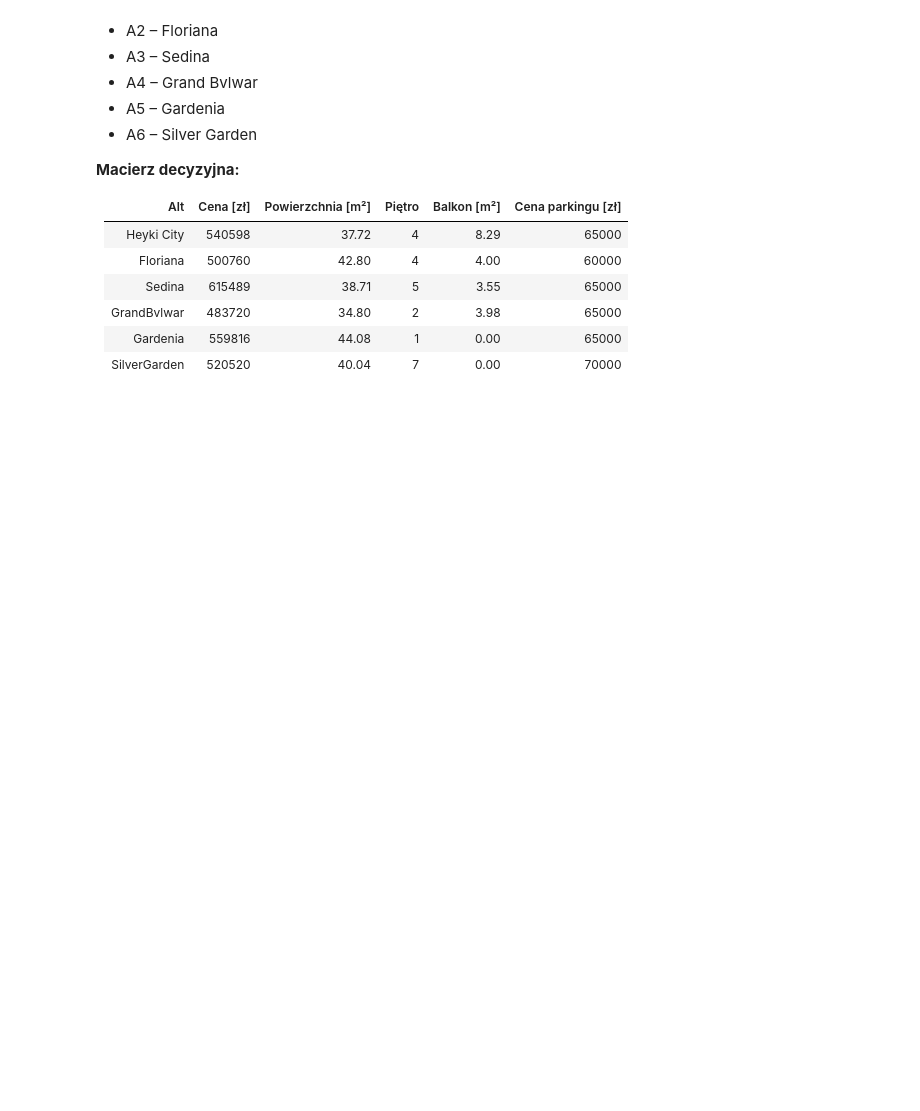
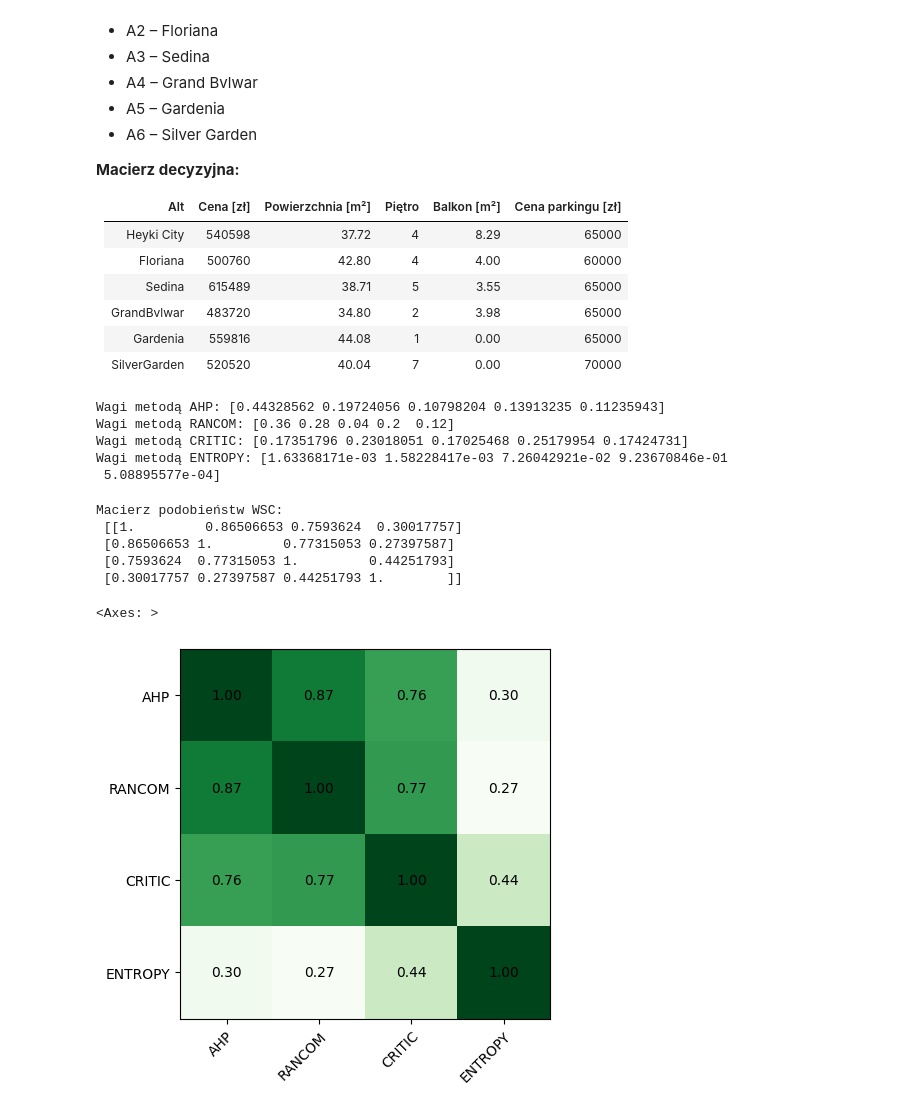
Before and after one commit to filipossowski/python.intro, a Jupyter notebook: ISWD/Lab_3.ipynb, the cells around one changed output. Saved outputs shown, nothing was run; the diff lists cells and outputs as text; code cells hidden in the pictures; blank space fills up the shorter version.

```diff
--- a/ISWD/Lab_3.ipynb
+++ b/ISWD/Lab_3.ipynb
@@ -31,5 +40,5 @@
 # %%
-import numpy as np
+
 
 D = np.array([
     [540598, 37.72, 4, 8.29, 65000],   # A1 Heyki City
@@ -39,4 +48,57 @@ D = np.array([
     [559816, 44.08, 1, 0.00, 65000],   # A5 Gardenia
     [520520, 40.04, 7, 0.00, 70000],   # A6 Silver Garden
 ], dtype=float)
-criteria_types = np.array([-1, 1, 1, 1, -1])
+types = np.array([-1, 1, 1, 1, -1])
+bounds = np.array([
+    [483720, 615489],
+    [34.80, 44.08],
+    [1, 7],
+    [0.00, 8.29],
+    [60000, 70000]
+], dtype=float)
+ranking = [1, 2, 5, 3, 4]
+weights_list = []
+for method_w in [AHP, RANCOM, critic_weights, entropy_weights]:
+    if method_w == AHP:
+        weights = method_w(ranking)()
+        weights_list.append(weights)
+    elif method_w == RANCOM:
+        weights = method_w(ranking)()
+        rancom_weights = weights
+        weights_list.append(weights)
+    elif method_w == critic_weights:
+        weights = method_w(D)
+        weights_list.append(weights)
+    elif method_w == entropy_weights:
+        weights = method_w(D)
+        weights_list.append(weights)
+
+for i in range(len(weights_list)):
+    print(f"Wagi metodą {['AHP', 'RANCOM', 'CRITIC', 'ENTROPY'][i]}: {weights_list[i]}")
+# %% [output]
+Wagi metodą AHP: [0.44328562 0.19724056 0.10798204 0.13913235 0.11235943]
+Wagi metodą RANCOM: [0.36 0.28 0.04 0.2  0.12]
+Wagi metodą CRITIC: [0.17351796 0.23018051 0.17025468 0.25179954 0.17424731]
+Wagi metodą ENTROPY: [1.63368171e-03 1.58228417e-03 7.26042921e-02 9.23670846e-01
+ 5.08895577e-04]
+# %%
+methods = ['AHP', 'RANCOM', 'CRITIC', 'ENTROPY']
+n = len(weights_list)
+W = np.eye(n)
+
+for i in range(n):
+    for j in range(i + 1, n):
+        sim = wsc(weights_list[i], weights_list[j])
+        W[i, j] = W[j, i] = sim
+
+print("Macierz podobieństw WSC:\n", W)
+
+correlation_heatmap(W, labels=methods)
+# %% [output]
+Macierz podobieństw WSC:
+ [[1.         0.86506653 0.7593624  0.30017757]
+ [0.86506653 1.         0.77315053 0.27397587]
+ [0.7593624  0.77315053 1.         0.44251793]
+ [0.30017757 0.27397587 0.44251793 1.        ]]
+<Axes: >
+[figure, added]
```
Also changed, not shown: parts of 4 cells of this notebook, 1 other file.
